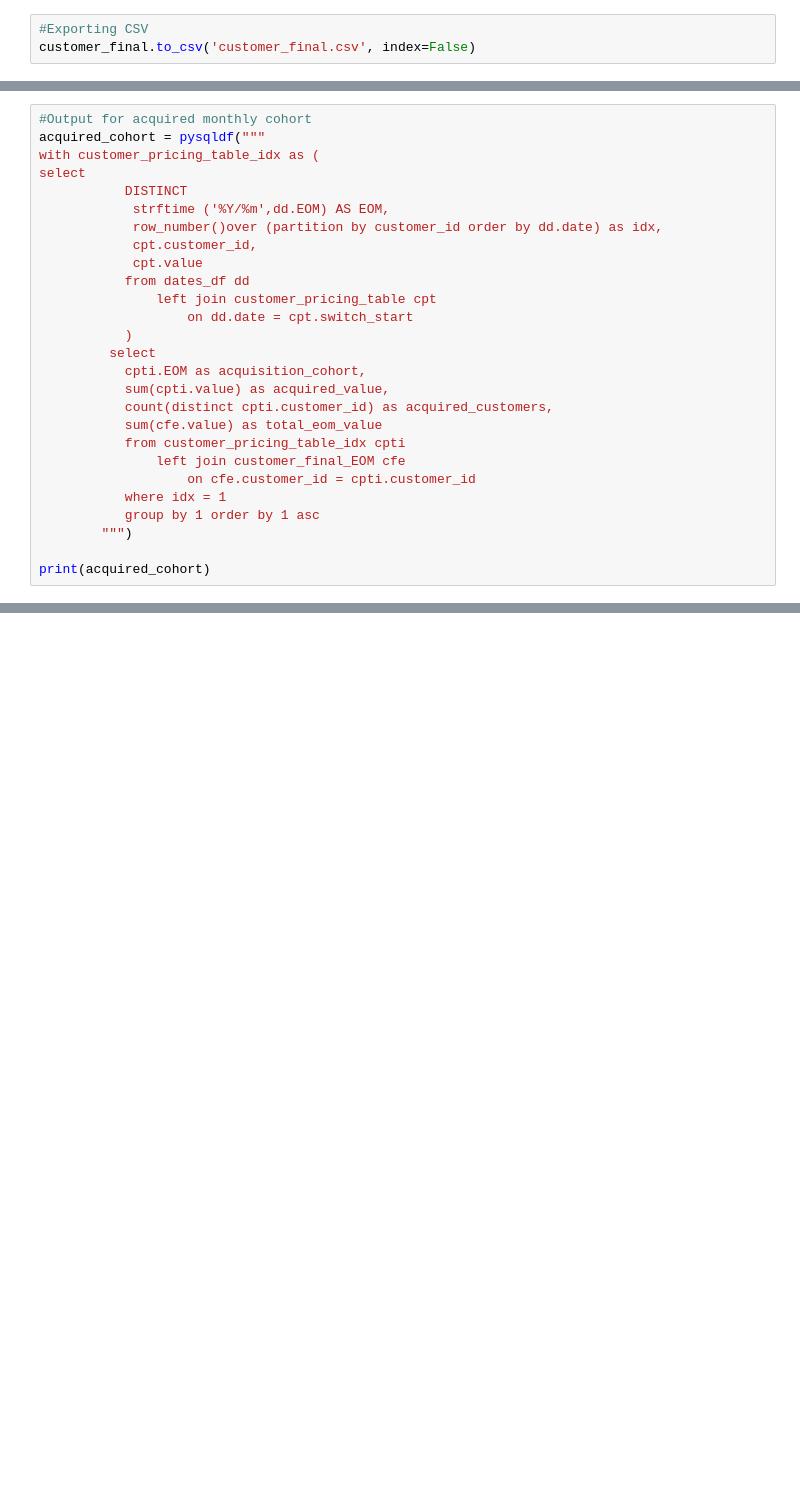
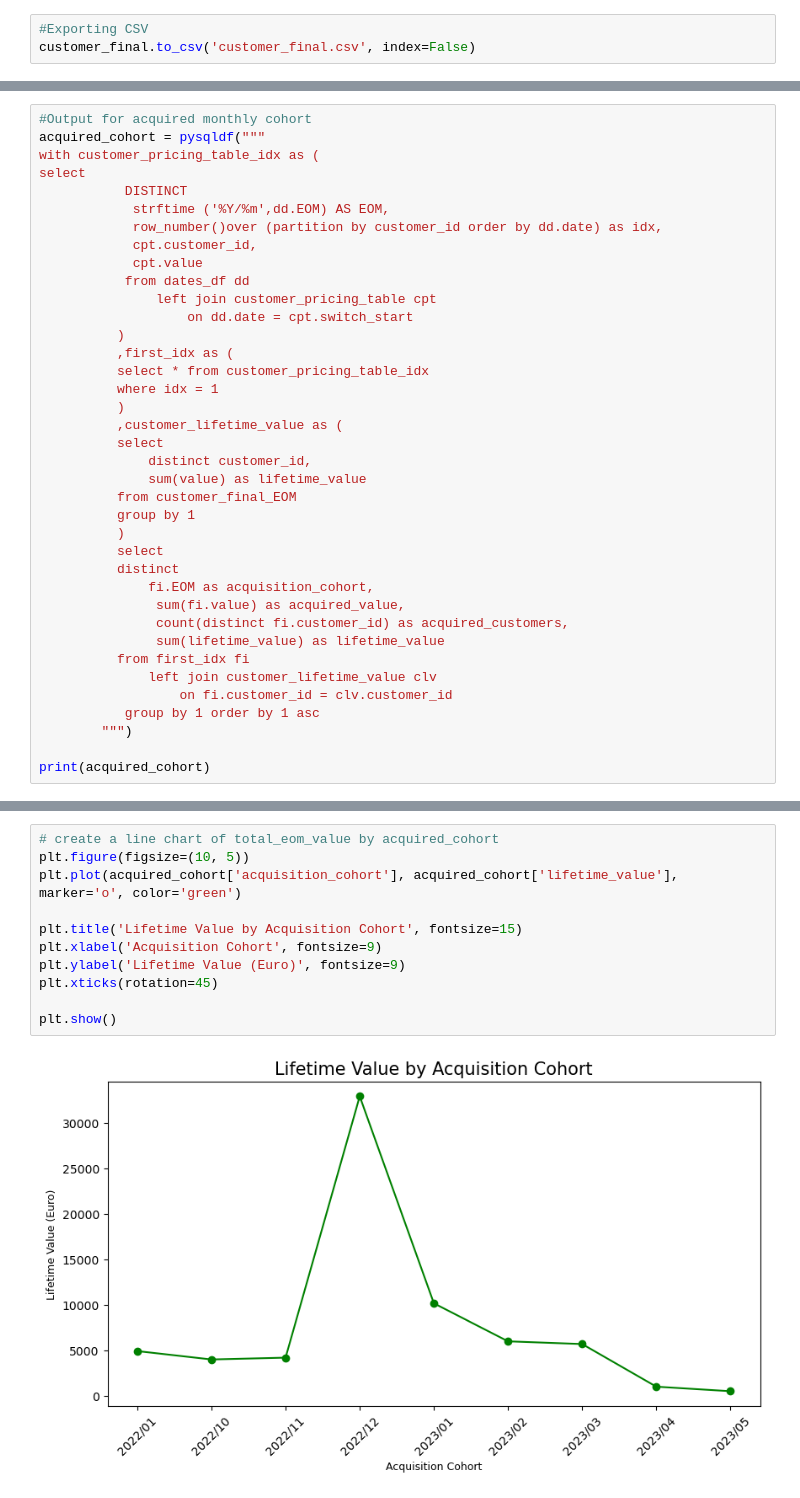
Before and after one commit to maysmelo/price_table_historical, a Jupyter notebook: Price historical table.ipynb, the cells around one changed output, grey strips where cells are left out. Drawn from its saved outputs; the diff is of its cells as text; blank space fills up the shorter version.

```diff
--- a/Price historical table.ipynb
+++ b/Price historical table.ipynb
@@ -289,16 +289,27 @@ select
            from dates_df dd
                left join customer_pricing_table cpt
                    on dd.date = cpt.switch_start
-           )
-         select
-           cpti.EOM as acquisition_cohort,
-           sum(cpti.value) as acquired_value,
-           count(distinct cpti.customer_id) as acquired_customers,
-           sum(cfe.value) as total_eom_value
-           from customer_pricing_table_idx cpti
-               left join customer_final_EOM cfe
-                   on cfe.customer_id = cpti.customer_id
-           where idx = 1
+          )
+          ,first_idx as (
+          select * from customer_pricing_table_idx
+          where idx = 1
+          )
+          ,customer_lifetime_value as (
+          select
+              distinct customer_id,
+              sum(value) as lifetime_value
+          from customer_final_EOM
+          group by 1
+          )
+          select
+          distinct
+              fi.EOM as acquisition_cohort,
+               sum(fi.value) as acquired_value,
+               count(distinct fi.customer_id) as acquired_customers,
+               sum(lifetime_value) as lifetime_value
+          from first_idx fi
+              left join customer_lifetime_value clv
+                  on fi.customer_id = clv.customer_id
            group by 1 order by 1 asc
         """)
 
@@ -368,0 +354,13 @@ plt.show()
+# %%
+# create a line chart of total_eom_value by acquired_cohort
+plt.figure(figsize=(10, 5))
+plt.plot(acquired_cohort['acquisition_cohort'], acquired_cohort['lifetime_value'], marker='o', color='green')
+
+plt.title('Lifetime Value by Acquisition Cohort', fontsize=15)
+plt.xlabel('Acquisition Cohort', fontsize=9)
+plt.ylabel('Lifetime Value (Euro)', fontsize=9)
+plt.xticks(rotation=45)
+
+plt.show()
+# %% [output]
+[figure, added]
```
Also changed, not shown: parts of 12 cells of this notebook.
